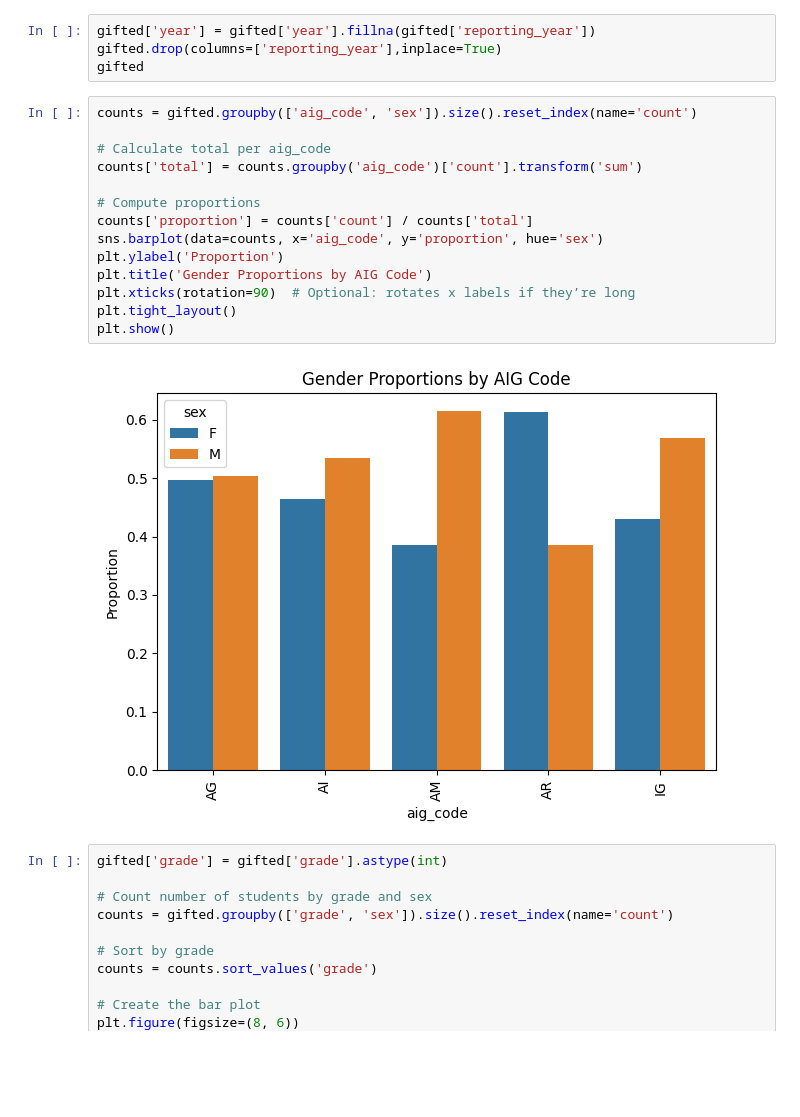
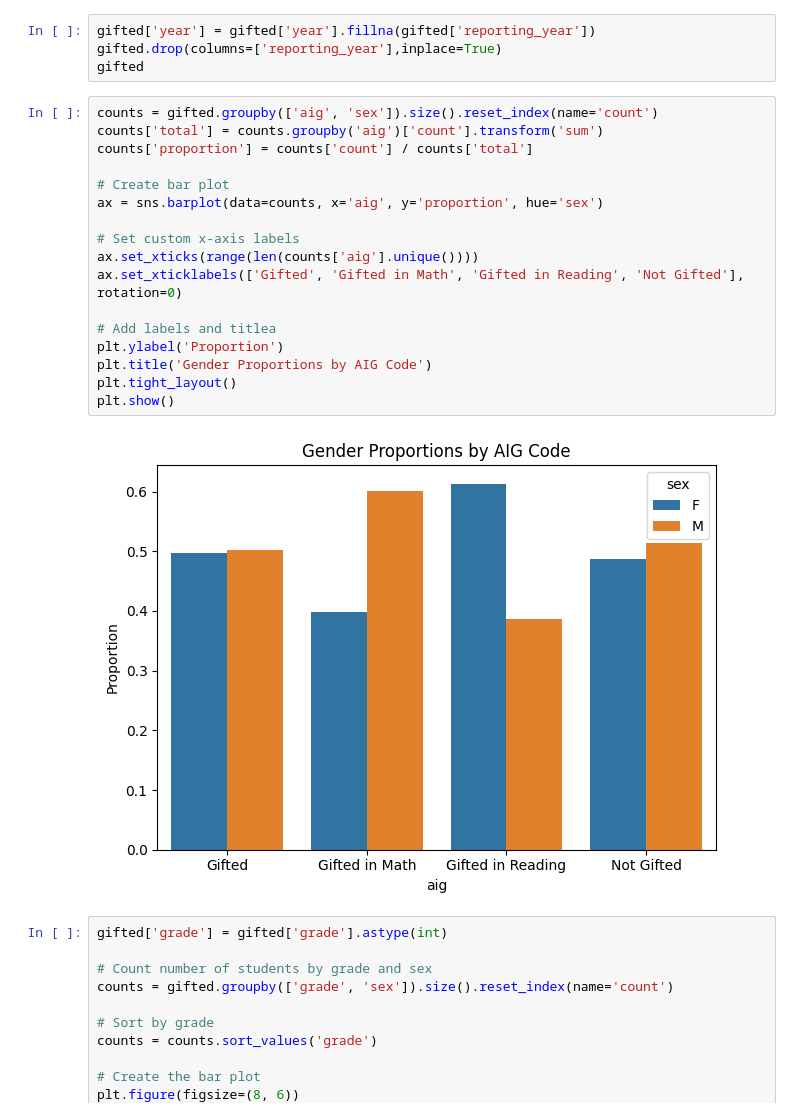
Before and after one commit to dmatten1/ml-project-structure-demo, a Jupyter notebook: notebooks/gifted_eda.ipynb, the cells around one changed output. Cells and saved outputs as stored; diff of their text form; blank space fills up the shorter version.

```diff
--- a/notebooks/gifted_eda.ipynb
+++ b/notebooks/gifted_eda.ipynb
@@ -66,21 +68,24 @@ gifted['year'] = gifted['year'].fillna(gifted['reporting_year'])
 gifted.drop(columns=['reporting_year'],inplace=True)
 gifted
 # %%
-counts = gifted.groupby(['aig_code', 'sex']).size().reset_index(name='count')
+counts = gifted.groupby(['aig', 'sex']).size().reset_index(name='count')
+counts['total'] = counts.groupby('aig')['count'].transform('sum')
+counts['proportion'] = counts['count'] / counts['total']
 
-# Calculate total per aig_code
-counts['total'] = counts.groupby('aig_code')['count'].transform('sum')
+# Create bar plot
+ax = sns.barplot(data=counts, x='aig', y='proportion', hue='sex')
 
-# Compute proportions
-counts['proportion'] = counts['count'] / counts['total']
-sns.barplot(data=counts, x='aig_code', y='proportion', hue='sex')
+# Set custom x-axis labels
+ax.set_xticks(range(len(counts['aig'].unique())))
+ax.set_xticklabels(['Gifted', 'Gifted in Math', 'Gifted in Reading', 'Not Gifted'], rotation=0)
+
+# Add labels and titlea
 plt.ylabel('Proportion')
 plt.title('Gender Proportions by AIG Code')
-plt.xticks(rotation=90)  # Optional: rotates x labels if they’re long
 plt.tight_layout()
 plt.show()
 # %% [output]
-[figure, old version]
+[figure, new version]
 # %%
 gifted['grade'] = gifted['grade'].astype(int)
 
```
Also changed, not shown: parts of 3 cells of this notebook, 18 other files.
